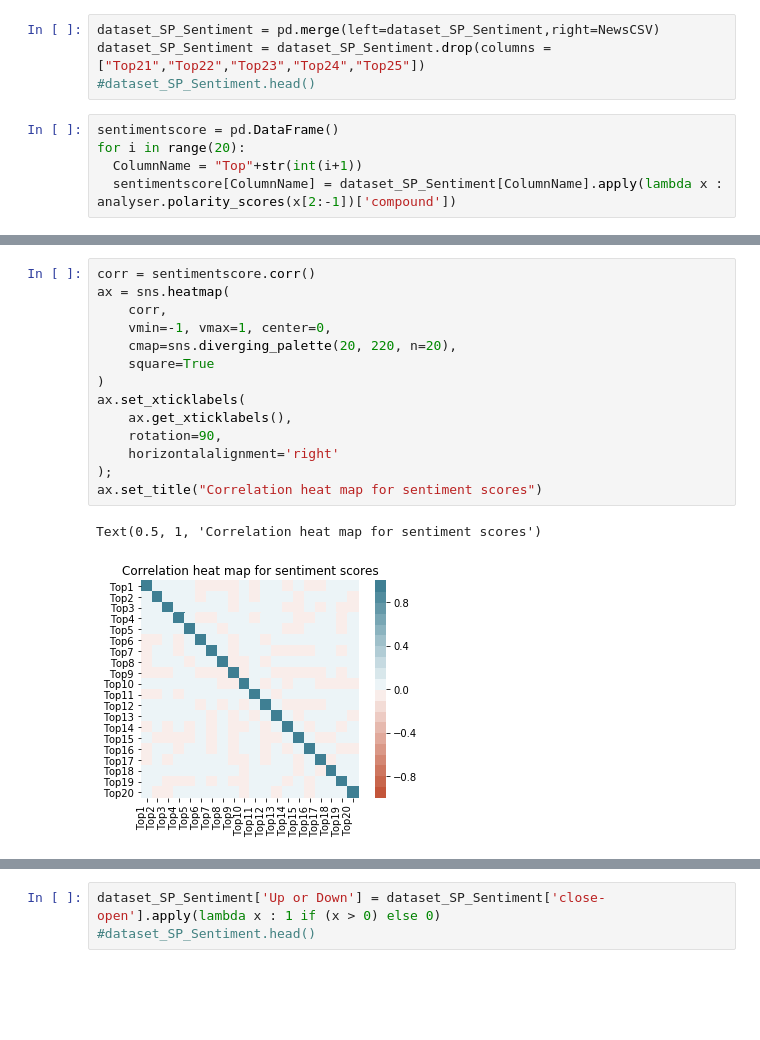
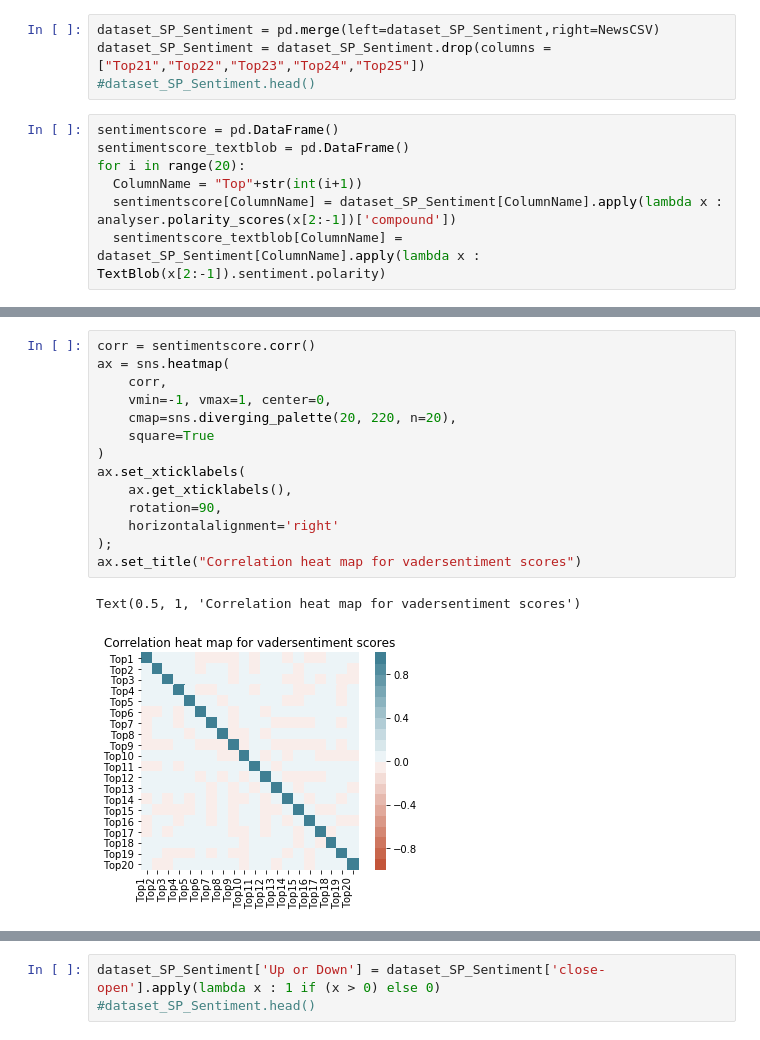
Before and after one commit to zhuohann/SP500PerfromancePredictionWithSentimentAnalysis, a Jupyter notebook: S&P_daily_direction_prediction_with_sentiment_analysis(Pandas).ipynb, the cells around one changed output, grey strips where cells are left out. Cells and saved outputs as stored; diff of their text form; blank space fills up the shorter version.

```diff
--- a/S&P_daily_direction_prediction_with_sentiment_analysis(Pandas).ipynb
+++ b/S&P_daily_direction_prediction_with_sentiment_analysis(Pandas).ipynb
@@ -50,9 +52,11 @@ dataset_SP_Sentiment = dataset_SP_Sentiment.drop(columns = ["Top21","Top22","Top
 #dataset_SP_Sentiment.head()
 # %%
 sentimentscore = pd.DataFrame()
+sentimentscore_textblob = pd.DataFrame()
 for i in range(20):
   ColumnName = "Top"+str(int(i+1))
   sentimentscore[ColumnName] = dataset_SP_Sentiment[ColumnName].apply(lambda x : analyser.polarity_scores(x[2:-1])['compound'])
+  sentimentscore_textblob[ColumnName] = dataset_SP_Sentiment[ColumnName].apply(lambda x : TextBlob(x[2:-1]).sentiment.polarity)
 # %%
 sentimentscore.head()
 # %% [output]
@@ -65,17 +78,17 @@ sentimentscore.head()
 # %%
 corr = sentimentscore.corr()
 ax = sns.heatmap(
     corr,
     vmin=-1, vmax=1, center=0,
     cmap=sns.diverging_palette(20, 220, n=20),
     square=True
 )
 ax.set_xticklabels(
     ax.get_xticklabels(),
     rotation=90,
     horizontalalignment='right'
 );
-ax.set_title("Correlation heat map for sentiment scores")
+ax.set_title("Correlation heat map for vadersentiment scores")
 # %% [output]
-Text(0.5, 1, 'Correlation heat map for sentiment scores')
+Text(0.5, 1, 'Correlation heat map for vadersentiment scores')
-[figure, old version]
+[figure, new version]
```
Also changed, not shown: parts of 3 cells of this notebook.
